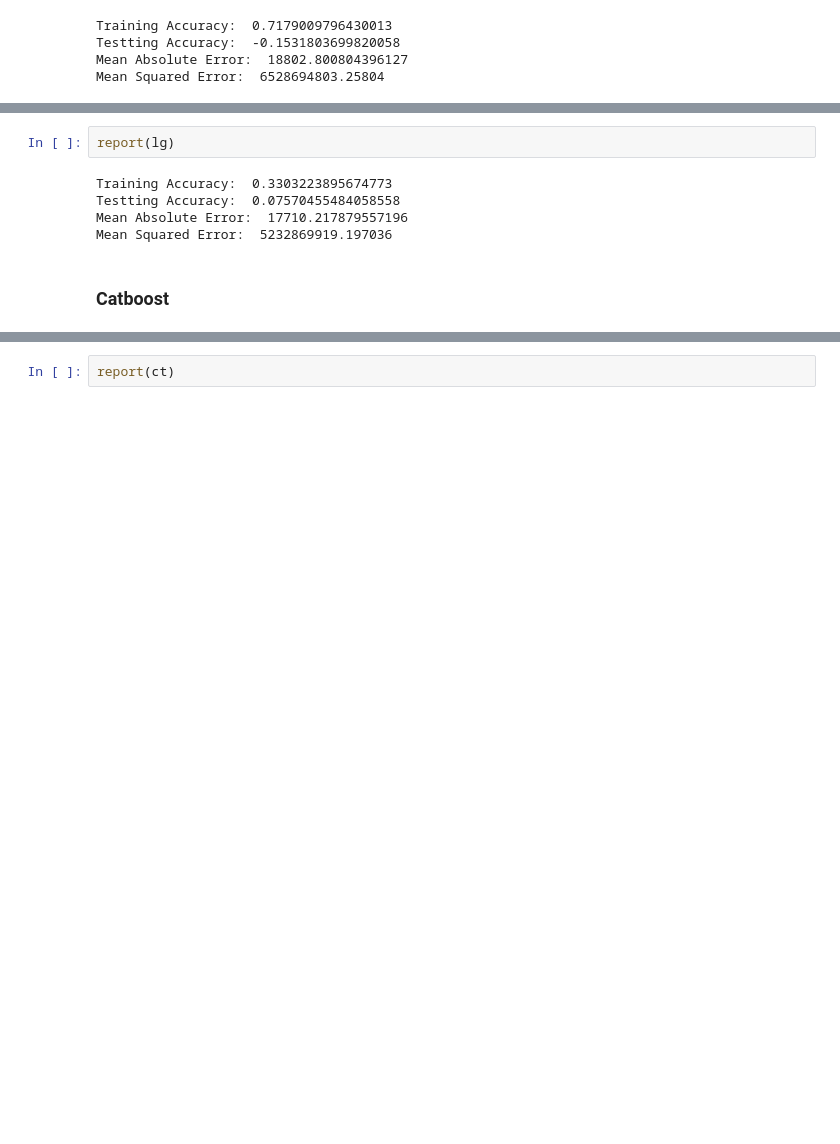
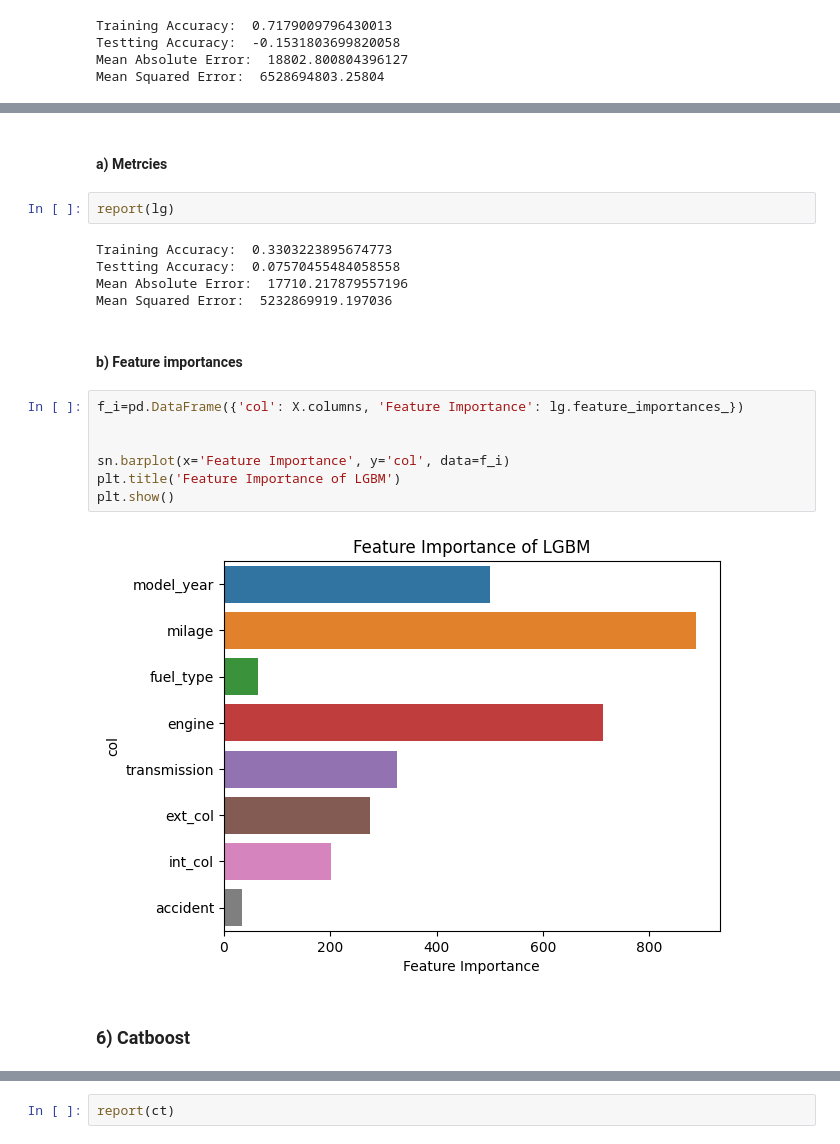
Before and after one commit to figo2001/User-car-prediction, a Jupyter notebook: Notebook/kaggle-x-internship-notebook-1.ipynb, the cells around one changed output, grey strips where cells are left out. Saved outputs shown, nothing was run; the diff lists cells and outputs as text; blank space fills up the shorter version.

```diff
--- a/Notebook/kaggle-x-internship-notebook-1.ipynb
+++ b/Notebook/kaggle-x-internship-notebook-1.ipynb
@@ -279,6 +345,8 @@ You can set `force_col_wise=true` to remove the overhead.
 [LightGBM] [Info] Number of data points in the train set: 43418, number of used features: 8
 [LightGBM] [Info] Start training from score 39200.425630
 LGBMRegressor()
+# %% [markdown]
+#### a) Metrcies
 # %%
 report(lg)
 # %% [output]
@@ -286,8 +354,19 @@ Training Accuracy:  0.3303223895674773
 Testting Accuracy:  0.07570455484058558
 Mean Absolute Error:  17710.217879557196
 Mean Squared Error:  5232869919.197036
+# %% [markdown]
+#### b) Feature importances
+# %%
+f_i=pd.DataFrame({'col': X.columns, 'Feature Importance': lg.feature_importances_})
+
+
+sn.barplot(x='Feature Importance', y='col', data=f_i)
+plt.title('Feature Importance of LGBM')
+plt.show()
+# %% [output]
+[figure, added]
 # %% [markdown]
-### Catboost
+### 6) Catboost
 # %%
 ct=CatBoostRegressor()
 ct.fit(X_train,Y_train)
```
Also changed, not shown: parts of 83 cells of this notebook.
